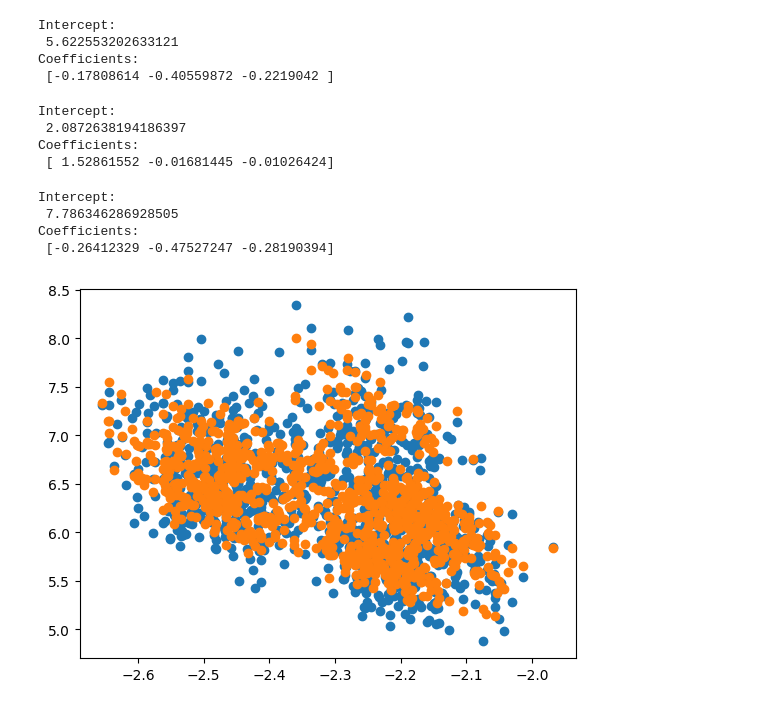
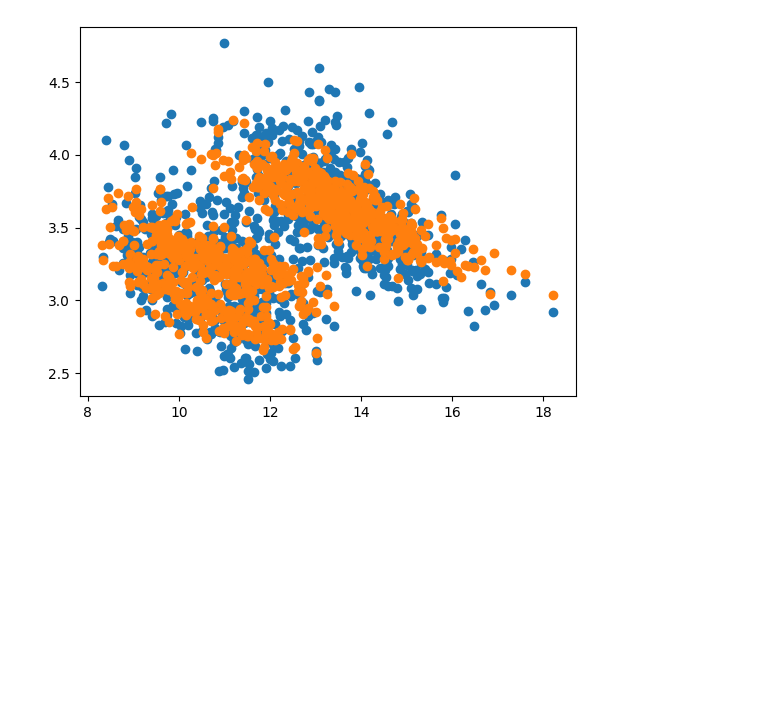
Before and after one commit to anuscabc/markdown_estimation, a Jupyter notebook: estimation/estimation_myself.ipynb, the cells around one changed output. Drawn from its saved outputs; the diff is of its cells as text; code cells hidden in the pictures; blank space fills up the shorter version.

```diff
--- a/estimation/estimation_myself.ipynb
+++ b/estimation/estimation_myself.ipynb
@@ -61,52 +142,25 @@ print(y)
 # %%
 # Easy ols estimation
 
-x = df[['prices', 'characteristic1', 'characteristic2']]
+# x = df[['prices', 'characteristic1', 'characteristic2']]
 
-res = LinearRegression().fit(x, y)
+# res = LinearRegression().fit(x, y)
 
-print('Intercept: \n', res.intercept_)
-print('Coefficients: \n', res.coef_)
+# print('Intercept: \n', res.intercept_)
+# print('Coefficients: \n', res.coef_)
-# %% [output]
-Intercept:
- 5.622553202633121
-Coefficients:
- [-0.17808614 -0.40559872 -0.2219042 ]
 # %%
-# Frist stage regression some work
+# Second stage:
 
-x = df[['marginal_cost', 'characteristic1', 'characteristic2']]
+# x = df[['predict_prices', 'characteristic1', 'characteristic2']]
 
-res = LinearRegression().fit(x, df['prices'])
+# res = LinearRegression().fit(x, y)
 
-print('Intercept: \n', res.intercept_)
-print('Coefficients: \n', res.coef_)
-
-predictions_price = res.predict(x)
-df['predict_prices'] = predictions_price
+# print('Intercept: \n', res.intercept_)
+# print('Coefficients: \n', res.coef_)
-# %% [output]
-Intercept:
- 2.0872638194186397
-Coefficients:
- [ 1.52861552 -0.01681445 -0.01026424]
-# %%
-# Second stage:
-
-x = df[['predict_prices', 'characteristic1', 'characteristic2']]
-
-res = LinearRegression().fit(x, y)
-
-print('Intercept: \n', res.intercept_)
-print('Coefficients: \n', res.coef_)
-# %% [output]
-Intercept:
- 7.786346286928505
-Coefficients:
- [-0.26412329 -0.47527247 -0.28190394]
 # %%
 
-plt.scatter(y, df.prices)
-plt.scatter(y, df.predict_prices)
+plt.scatter(df.e_quantity, df.prices)
+plt.scatter(df.e_quantity, df.predict_prices)
 plt.show()
 # %% [output]
-[figure, old version]
+[figure, new version]
```
Also changed, not shown: parts of 18 cells of this notebook, 7 other files.
